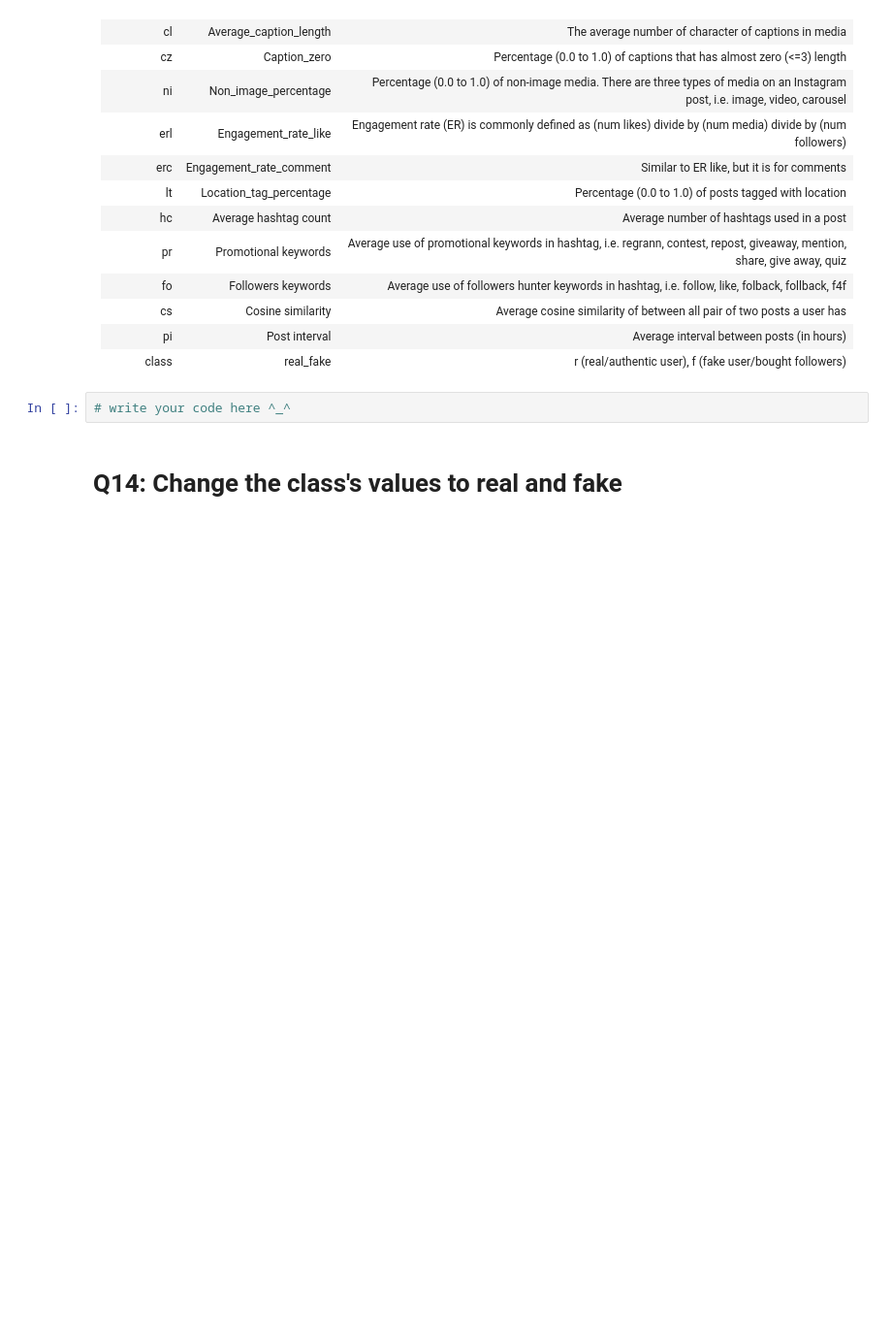
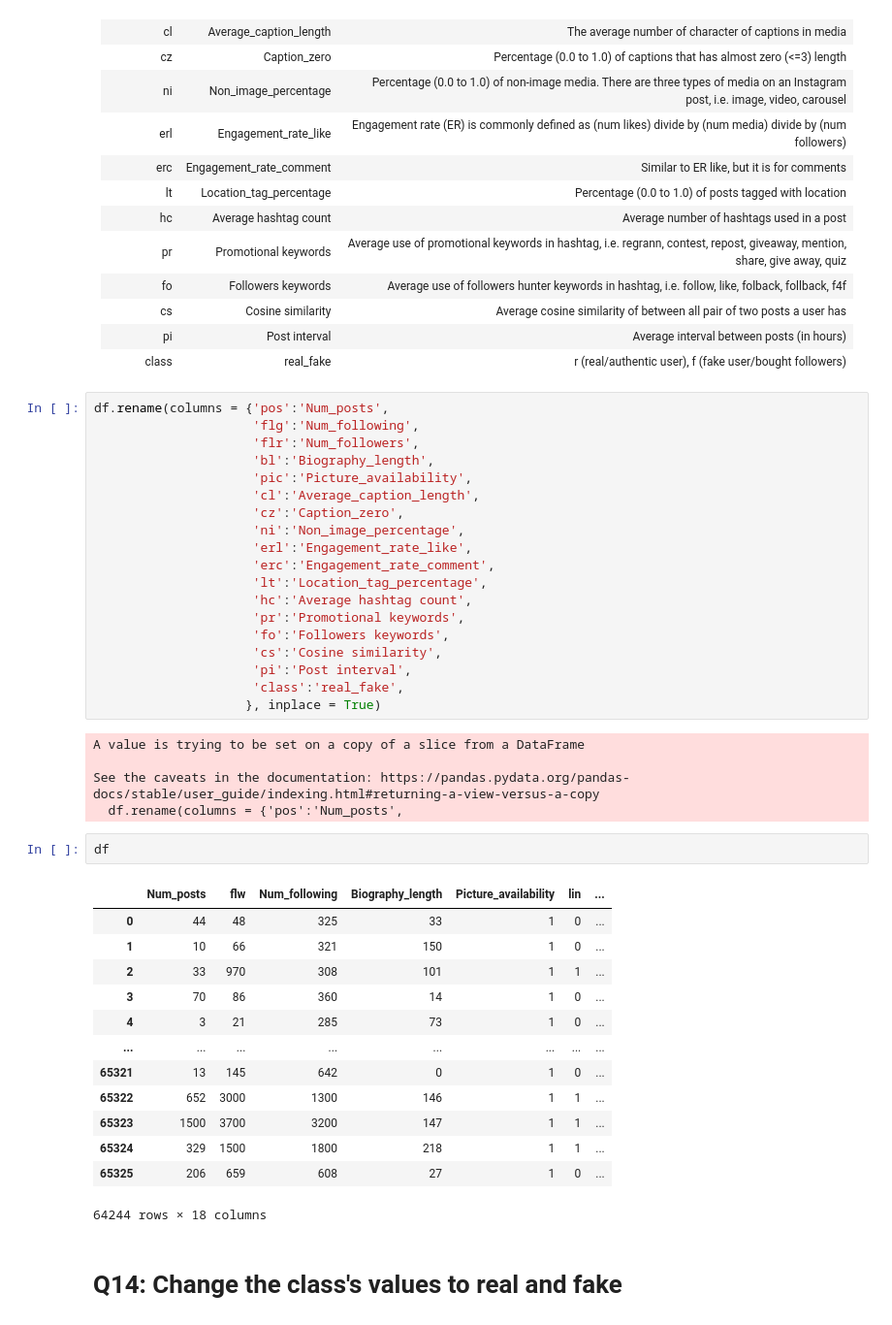
Before and after one commit to Tuwaiq-Data-Science-Bootcamp-V2/Pandas-Lab2, a Jupyter notebook: Pandas_Assignment2.ipynb, the cells around one changed output. Shown: that part at 97% size. Saved outputs shown, nothing was run; the diff lists cells and outputs as text; blank space fills up the shorter version.

```diff
--- a/Pandas_Assignment2.ipynb
+++ b/Pandas_Assignment2.ipynb
@@ -71,7 +160,45 @@ Note: if your dataset contains more than 60 rows, only the first 5 rows and the
 | pi     | Post interval      | Average interval between posts (in hours) |
 | class  | real_fake          | r (real/authentic user), f (fake user/bought followers) |
 # %%
-# write your code here ^_^
+df.rename(columns = {'pos':'Num_posts',
+                     'flg':'Num_following',
+                     'flr':'Num_followers',
+                     'bl':'Biography_length',
+                     'pic':'Picture_availability',
+                     'cl':'Average_caption_length',
+                     'cz':'Caption_zero',
+                     'ni':'Non_image_percentage',
+                     'erl':'Engagement_rate_like',
+                     'erc':'Engagement_rate_comment',
+                     'lt':'Location_tag_percentage',
+                     'hc':'Average hashtag count',
+                     'pr':'Promotional keywords',
+                     'fo':'Followers keywords',
+                     'cs':'Cosine similarity',
+                     'pi':'Post interval',
+                     'class':'real_fake',
+                    }, inplace = True)
+# %% [output]
+A value is trying to be set on a copy of a slice from a DataFrame
+
+See the caveats in the documentation: https://pandas.pydata.org/pandas-docs/stable/user_guide/indexing.html#returning-a-view-versus-a-copy
+  df.rename(columns = {'pos':'Num_posts',
+# %%
+df
+# %% [output]
+|  | Num_posts | flw | Num_following | Biography_length | Picture_availability | lin | ... |
+| 0 | 44 | 48 | 325 | 33 | 1 | 0 | ... |
+| 1 | 10 | 66 | 321 | 150 | 1 | 0 | ... |
+| 2 | 33 | 970 | 308 | 101 | 1 | 1 | ... |
+| 3 | 70 | 86 | 360 | 14 | 1 | 0 | ... |
+| 4 | 3 | 21 | 285 | 73 | 1 | 0 | ... |
+| ... | ... | ... | ... | ... | ... | ... | ... |
+| 65321 | 13 | 145 | 642 | 0 | 1 | 0 | ... |
+| 65322 | 652 | 3000 | 1300 | 146 | 1 | 1 | ... |
+| 65323 | 1500 | 3700 | 3200 | 147 | 1 | 1 | ... |
+| 65324 | 329 | 1500 | 1800 | 218 | 1 | 1 | ... |
+| 65325 | 206 | 659 | 608 | 27 | 1 | 0 | ... |
+64244 rows × 18 columns
 # %% [markdown]
 # Q14: Change the class's values to real and fake
 # %%
```
Also changed, not shown: parts of 15 cells of this notebook.
